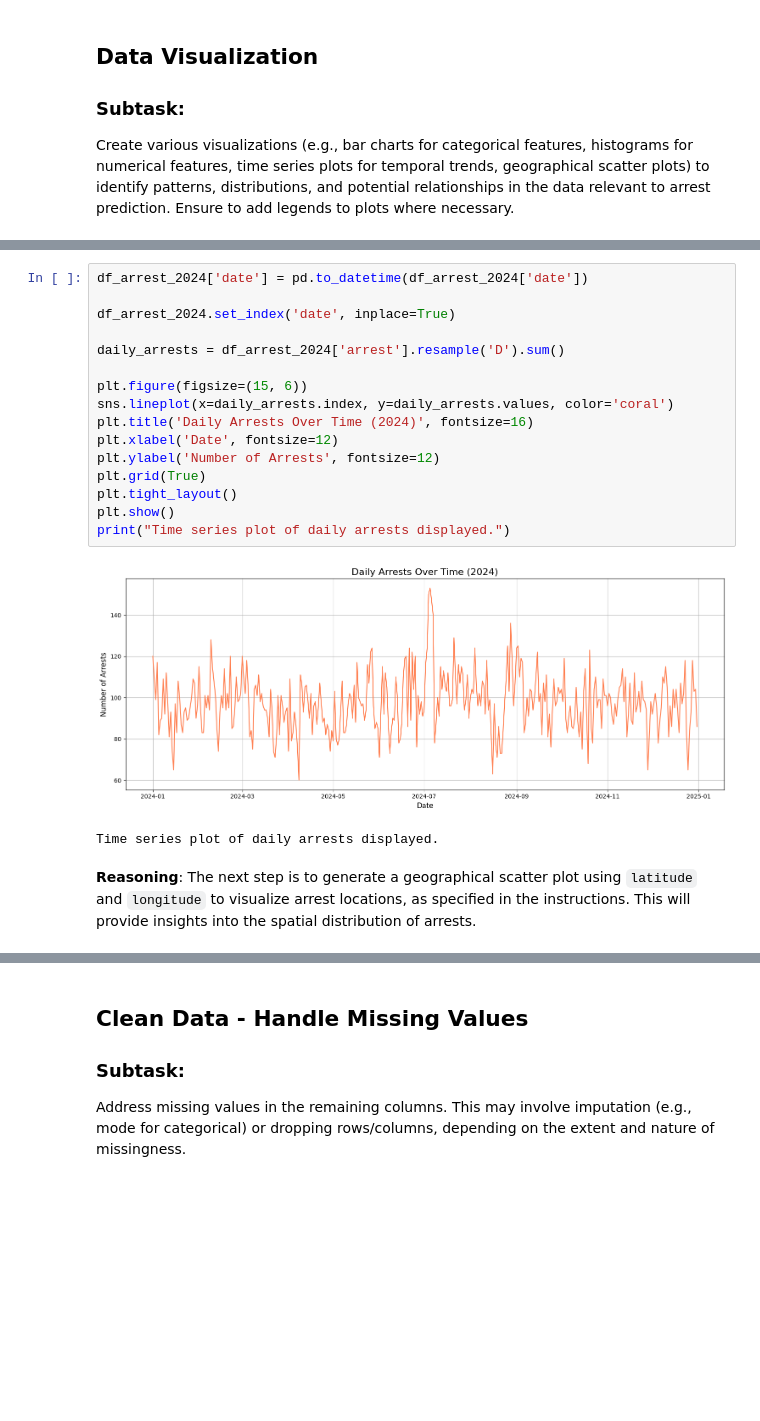
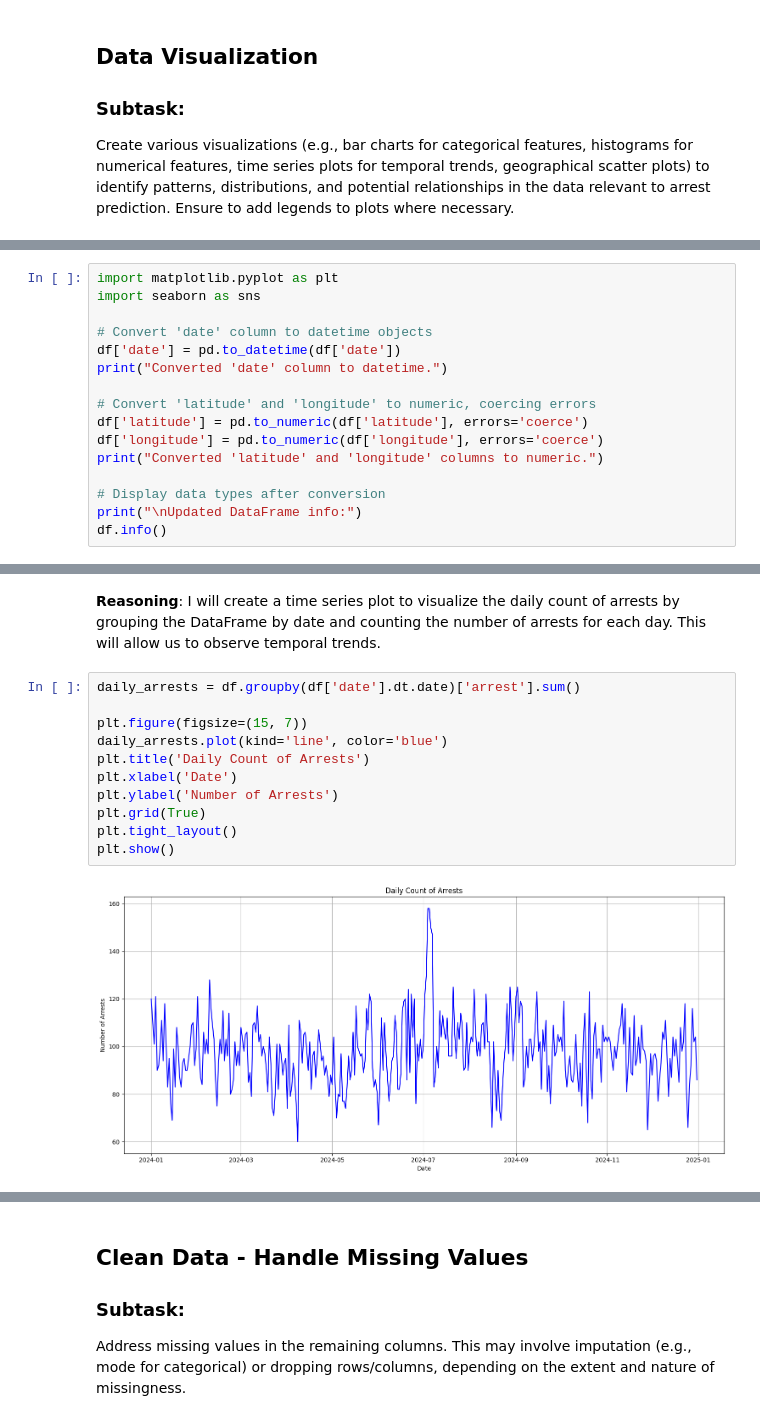
Before and after one commit to apoyando/CHIarrests, a Jupyter notebook: CHIarrests.ipynb, the cells around one changed output, grey strips where cells are left out. Saved outputs shown, nothing was run; the diff lists cells and outputs as text; blank space fills up the shorter version.

```diff
--- a/CHIarrests.ipynb
+++ b/CHIarrests.ipynb
@@ -268,0 +161,16 @@ To create a time series plot, I need to convert the 'date' column to datetime ob
+# %%
+import matplotlib.pyplot as plt
+import seaborn as sns
+
+# Convert 'date' column to datetime objects
+df['date'] = pd.to_datetime(df['date'])
+print("Converted 'date' column to datetime.")
+
+# Convert 'latitude' and 'longitude' to numeric, coercing errors
+df['latitude'] = pd.to_numeric(df['latitude'], errors='coerce')
+df['longitude'] = pd.to_numeric(df['longitude'], errors='coerce')
+print("Converted 'latitude' and 'longitude' columns to numeric.")
+
+# Display data types after conversion
+print("\nUpdated DataFrame info:")
+df.info()
@@ -269,22 +283,16 @@ To create a time series plot, I need to convert the 'date' column to datetime ob
+# %% [markdown]
+**Reasoning**:
+I will create a time series plot to visualize the daily count of arrests by grouping the DataFrame by date and counting the number of arrests for each day. This will allow us to observe temporal trends.
 # %%
-df_arrest_2024['date'] = pd.to_datetime(df_arrest_2024['date'])
+daily_arrests = df.groupby(df['date'].dt.date)['arrest'].sum()
 
-df_arrest_2024.set_index('date', inplace=True)
-
-daily_arrests = df_arrest_2024['arrest'].resample('D').sum()
-
-plt.figure(figsize=(15, 6))
-sns.lineplot(x=daily_arrests.index, y=daily_arrests.values, color='coral')
-plt.title('Daily Arrests Over Time (2024)', fontsize=16)
-plt.xlabel('Date', fontsize=12)
-plt.ylabel('Number of Arrests', fontsize=12)
+plt.figure(figsize=(15, 7))
+daily_arrests.plot(kind='line', color='blue')
+plt.title('Daily Count of Arrests')
+plt.xlabel('Date')
+plt.ylabel('Number of Arrests')
 plt.grid(True)
 plt.tight_layout()
 plt.show()
-print("Time series plot of daily arrests displayed.")
 # %% [output]
-[figure, old version]
+[figure, new version]
-Time series plot of daily arrests displayed.
-# %% [markdown]
-**Reasoning**:
-The next step is to generate a geographical scatter plot using `latitude` and `longitude` to visualize arrest locations, as specified in the instructions. This will provide insights into the spatial distribution of arrests.
```
Also changed, not shown: parts of 128 cells of this notebook.
